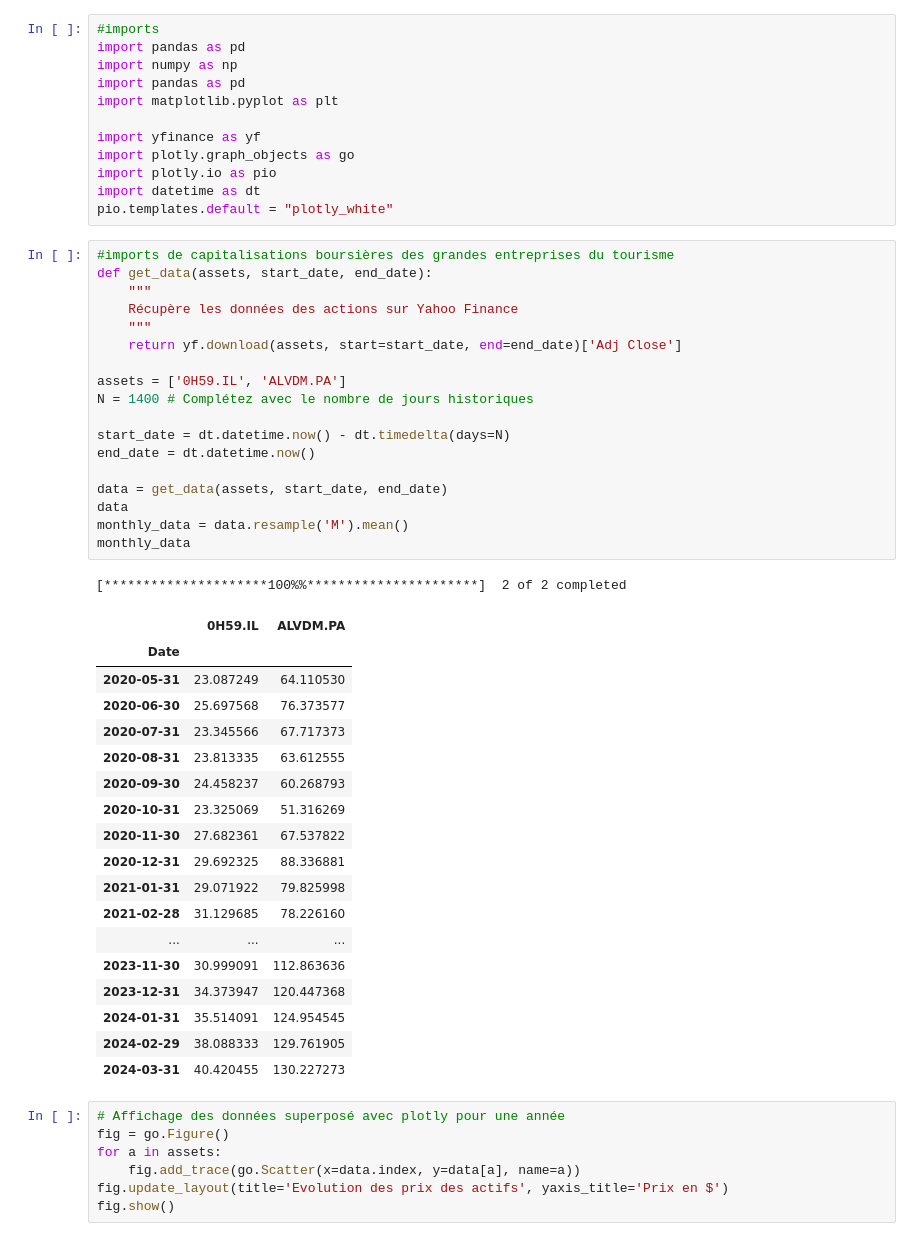
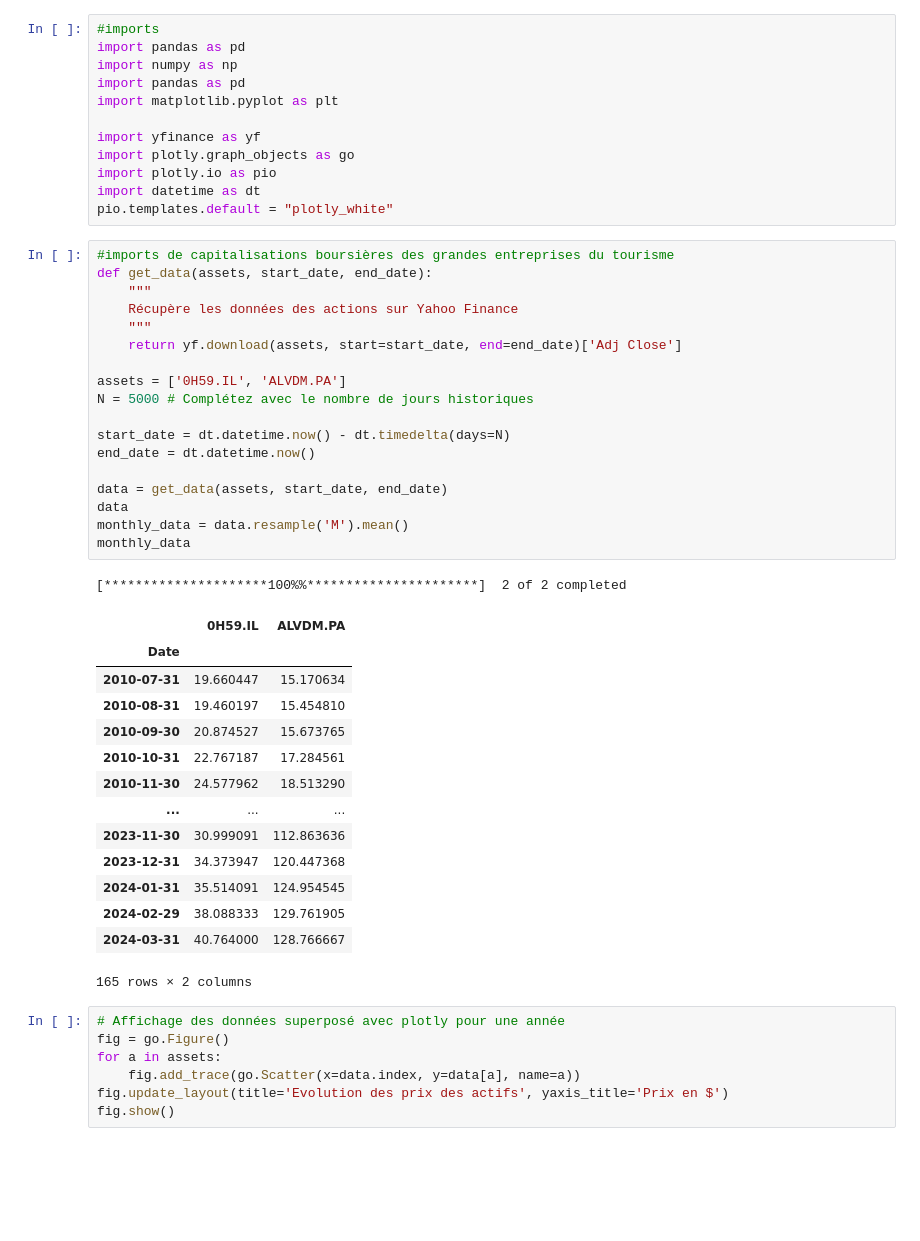
Before and after one commit to Laveine-v2/MODS206-DFM, a Jupyter notebook: Data_analysis.ipynb, the cells around one changed output. Cells and saved outputs as stored; diff of their text form; blank space fills up the shorter version.

```diff
--- a/Data_analysis.ipynb
+++ b/Data_analysis.ipynb
@@ -19,41 +19,37 @@ pio.templates.default = "plotly_white"
 # %%
 #imports de capitalisations boursières des grandes entreprises du tourisme
 def get_data(assets, start_date, end_date):
     """
     Récupère les données des actions sur Yahoo Finance
     """
     return yf.download(assets, start=start_date, end=end_date)['Adj Close']
 
 assets = ['0H59.IL', 'ALVDM.PA']
-N = 1400 # Complétez avec le nombre de jours historiques
+N = 5000 # Complétez avec le nombre de jours historiques
 
 start_date = dt.datetime.now() - dt.timedelta(days=N)
 end_date = dt.datetime.now()
 
 data = get_data(assets, start_date, end_date)
 data
 monthly_data = data.resample('M').mean()
 monthly_data
 # %% [output]
 [*********************100%%**********************]  2 of 2 completed
 |  | 0H59.IL | ALVDM.PA |
 | Date |  |  |
-| 2020-05-31 | 23.087249 | 64.110530 |
-| 2020-06-30 | 25.697568 | 76.373577 |
-| 2020-07-31 | 23.345566 | 67.717373 |
-| 2020-08-31 | 23.813335 | 63.612555 |
-| 2020-09-30 | 24.458237 | 60.268793 |
-| 2020-10-31 | 23.325069 | 51.316269 |
-| 2020-11-30 | 27.682361 | 67.537822 |
-| 2020-12-31 | 29.692325 | 88.336881 |
-| 2021-01-31 | 29.071922 | 79.825998 |
-| 2021-02-28 | 31.129685 | 78.226160 |
+| 2010-07-31 | 19.660447 | 15.170634 |
+| 2010-08-31 | 19.460197 | 15.454810 |
+| 2010-09-30 | 20.874527 | 15.673765 |
+| 2010-10-31 | 22.767187 | 17.284561 |
+| 2010-11-30 | 24.577962 | 18.513290 |
 | ... | ... | ... |
 | 2023-11-30 | 30.999091 | 112.863636 |
 | 2023-12-31 | 34.373947 | 120.447368 |
 | 2024-01-31 | 35.514091 | 124.954545 |
 | 2024-02-29 | 38.088333 | 129.761905 |
-| 2024-03-31 | 40.420455 | 130.227273 |
+| 2024-03-31 | 40.764000 | 128.766667 |
+165 rows × 2 columns
 # %%
 # Affichage des données superposé avec plotly pour une année
 fig = go.Figure()
```
Also changed, not shown: parts of 2 cells of this notebook, 2 other files.
